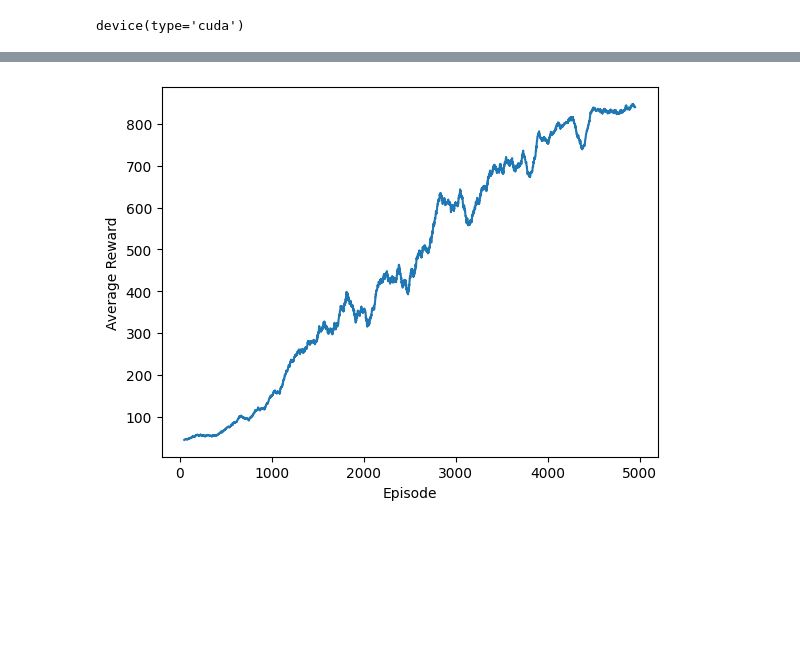
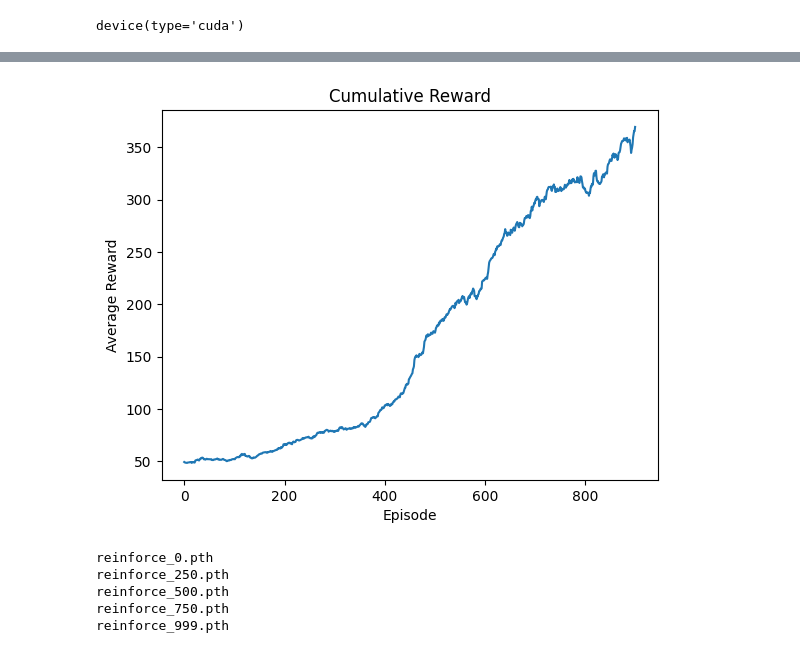
Before and after one commit to RabaDaba1/AI-research-implementations, a Jupyter notebook: reinforcement_learning/reinforce/reinforce.ipynb, the cells around one changed output, grey strips where cells are left out. Saved outputs shown, nothing was run; the diff lists cells and outputs as text; code cells hidden in the pictures; blank space fills up the shorter version.

Commit message:
Train REINFORCE model.

```diff
--- a/reinforcement_learning/reinforce/reinforce.ipynb
+++ b/reinforcement_learning/reinforce/reinforce.ipynb
@@ -16,9 +19,9 @@ env = gym.make("CartPole-v1")
 ACTION_SIZE = env.action_space.n
 STATE_SIZE = env.observation_space.shape[0]
 
-NUM_EPISODES = 5000
-LEARNING_RATE = 0.0005
-DISCOUNT_FACTOR = 0.99
+NUM_EPISODES = 1000
+LEARNING_RATE = 0.001
+DISCOUNT_FACTOR = 0.95
 # %%
 class ReinforceNetwork(nn.Module):
     def __init__(self, state_size, action_size):
@@ -54,11 +57,12 @@ def train(
     discount_factor: float,
 ):
     reward_history = []
+    action_history = dict()
     for episode_idx in range(num_episodes):
         state, _ = env.reset()
         done = False
         step = 0
-        episode_rewards, episode_log_probs = [], []
+        episode_rewards, episode_log_probs, episode_actions = [], [], []
         while not done and step < 1000:
             state = torch.tensor(state, dtype=torch.float32, device=device).unsqueeze(0)
             action_log_probs = model(state).squeeze(0)
@@ -67,12 +71,13 @@ def train(
                 range(ACTION_SIZE), p=action_probs.detach().cpu().numpy()
             )
             next_state, reward, terminated, truncated, _ = env.step(action)
-            # Add reward based on distance from center
-            reward += 1 - abs(next_state[0])
+            reward += 1 - abs(next_state[0])  # Add reward based on distance from center
             done = terminated or truncated
+            state = next_state
+
+            episode_log_probs.append(action_log_probs[action])
             episode_rewards.append(reward)
-            episode_log_probs.append(action_log_probs[action])
-            state = next_state
+            episode_actions.append(action)
 
         discounted_normalized_rewards = torch.tensor(
             normalize_rewards(discount_rewards(episode_rewards, discount_factor)),
@@ -93,10 +98,14 @@ def train(
                 f"Episode {episode_idx}, Total Reward: {sum(episode_rewards)}, Loss: {loss.item()}"
             )
         step += 1
-    return reward_history
+
+        if episode_idx % (num_episodes // 4) == 0 or episode_idx == num_episodes - 1:
+            torch.save(model.state_dict(), f"reinforce_{episode_idx}.pth")
+
+    return reward_history, action_history
 # %%
 model = ReinforceNetwork(STATE_SIZE, ACTION_SIZE).to(device)
 optimizer = optim.Adam(model.parameters(), lr=LEARNING_RATE)
 env = gym.make("CartPole-v1")
-rewards = train(model, optimizer, device, env, NUM_EPISODES, DISCOUNT_FACTOR)
+rewards, actions = train(model, optimizer, device, env, NUM_EPISODES, DISCOUNT_FACTOR)
 # %% [output]
@@ -122,24 +132,37 @@ torch.save(model.state_dict(), "model.pth")
 # %%
-import matplotlib.pyplot as plt
-
-avg_rewards = [np.mean(rewards[i - 100 : i]) for i in range(50, len(rewards))]
+avg_rewards = [np.mean(rewards[i - 100 : i]) for i in range(100, len(rewards))]
 plt.plot(avg_rewards)
 plt.xlabel("Episode")
 plt.ylabel("Average Reward")
+plt.title("Cumulative Reward")
 plt.show()
 # %% [output]
-[figure, old version]
+[figure, new version]
 # %%
-import time
+from pathlib import Path
 
-env = gym.make("CartPole-v1", render_mode="human")
-state, _ = env.reset()
-done = False
-while not done:
-    env.render()
-    state = torch.tensor(state, dtype=torch.float32, device=device).unsqueeze(0)
-    action = torch.argmax(model(state)).item()
-    state, reward, terminated, truncated, _ = env.step(action)
-    done = terminated or truncated
-    time.sleep(1 / 60)
-env.close()
+for model_file in sorted(
+    list(Path(".").glob("reinforce_*.pth")), key=lambda x: int(x.stem.split("_")[1])
+):
+    print(model_file)
+    model = ReinforceNetwork(STATE_SIZE, ACTION_SIZE).to(device)
+    model.load_state_dict(torch.load(model_file))
+    model.eval()
+
+    env = gym.make("CartPole-v1", render_mode="human")
+    state, _ = env.reset()
+    done = False
+    while not done:
+        env.render()
+        state = torch.tensor(state, dtype=torch.float32, device=device).unsqueeze(0)
+        action = torch.argmax(model(state)).item()
+        state, reward, terminated, truncated, _ = env.step(action)
+        done = terminated or truncated
+        time.sleep(1 / 60)
+    env.close()
+# %% [output]
+reinforce_0.pth
+reinforce_250.pth
+reinforce_500.pth
+reinforce_750.pth
+reinforce_999.pth
```
Also changed, not shown: parts of 3 cells of this notebook, 6 other files.
